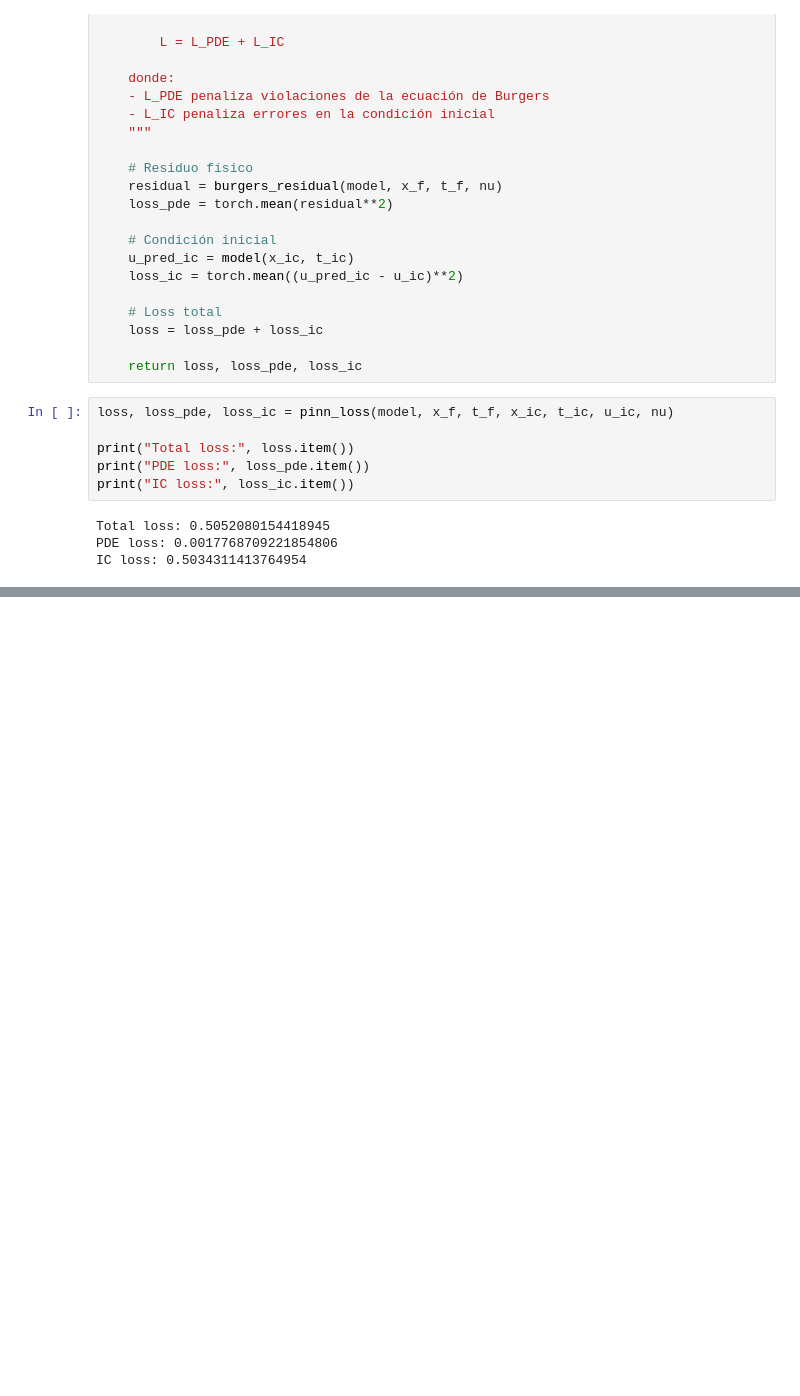
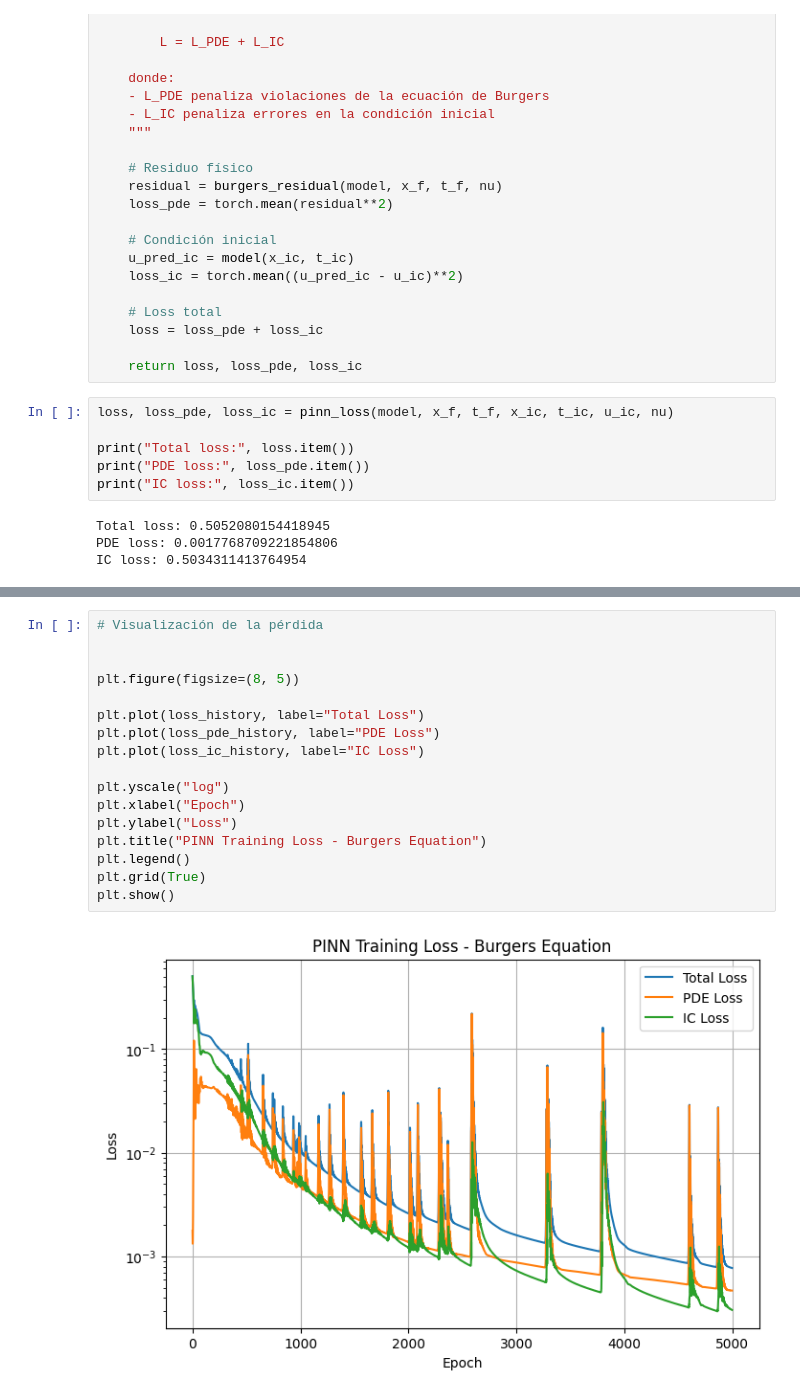
Before and after one commit to ADRIANVM117/quant-research-notes, a Jupyter notebook: PINNS_VS_PDEs/Reto_1.ipynb, the cells around one changed output, grey strips where cells are left out. Drawn from its saved outputs; the diff is of its cells as text; blank space fills up the shorter version.

Commit message:
PROGRESS PINNS Exercise I

```diff
--- a/PINNS_VS_PDEs/Reto_1.ipynb
+++ b/PINNS_VS_PDEs/Reto_1.ipynb
@@ -370,0 +421,19 @@ IC loss: 0.5034311413764954
+# %%
+# Visualización de la pérdida
+
+
+plt.figure(figsize=(8, 5))
+
+plt.plot(loss_history, label="Total Loss")
+plt.plot(loss_pde_history, label="PDE Loss")
+plt.plot(loss_ic_history, label="IC Loss")
+
+plt.yscale("log")
+plt.xlabel("Epoch")
+plt.ylabel("Loss")
+plt.title("PINN Training Loss - Burgers Equation")
+plt.legend()
+plt.grid(True)
+plt.show()
+# %% [output]
+[figure, added]
```
Also changed, not shown: parts of 4 cells of this notebook.
